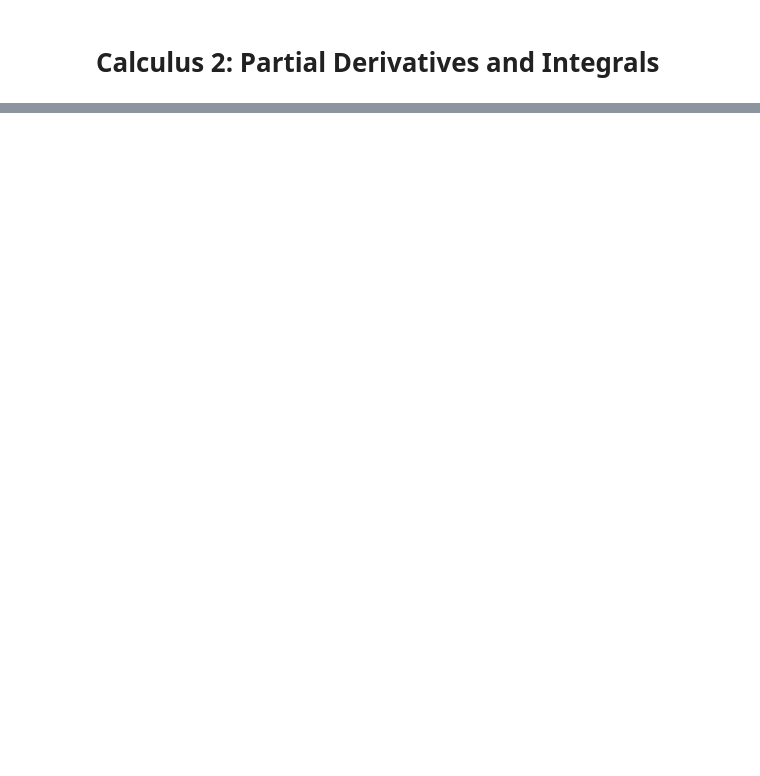
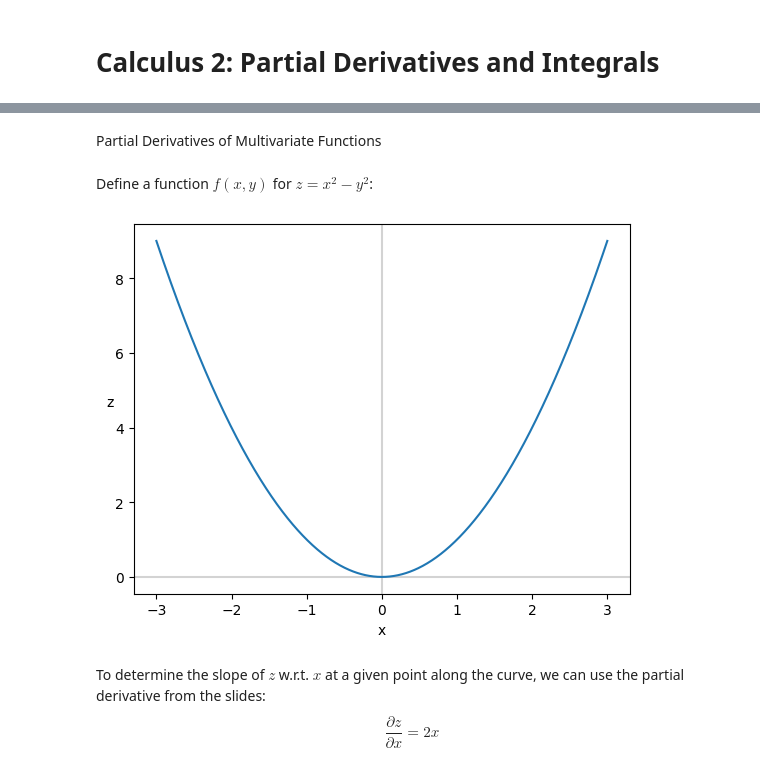
Before and after one commit to medhanies/math-ml-foundations, a Jupyter notebook: notebooks/4_calculus_ii.ipynb, the cells around one changed output, grey strips where cells are left out. Saved outputs shown, nothing was run; the diff lists cells and outputs as text; code cells hidden in the pictures; blank space fills up the shorter version.

Commit message:
partial derivatives

```diff
--- a/notebooks/4_calculus_ii.ipynb
+++ b/notebooks/4_calculus_ii.ipynb
@@ -4,0 +12,23 @@
+# %% [markdown]
+Partial Derivatives of Multivariate Functions
+# %% [markdown]
+Define a function $f(x, y)$ for $z = x^2 - y^2$:
+# %%
+def f(my_x, my_y):
+  return my_x**2 - my_y**2
+# %%
+xs = np.linspace(-3, 3, 1000)
+# %%
+zs_wrt_x = f(xs, 0)
+# %%
+fig, ax = plt.subplots()
+plt.axvline(x=0, color='lightgray')
+plt.axhline(y=0, color='lightgray')
+
+plt.xlabel('x')
+plt.ylabel('z', rotation=0)
+_ = ax.plot(xs, zs_wrt_x)
+# %% [output]
+[figure, added]
+# %% [markdown]
+To determine the slope of $z$ w.r.t. $x$ at a given point along the curve, we can use the partial derivative from the slides: $$ \frac{\partial z}{\partial x} = 2x$$
```
Also changed, not shown: parts of 33 cells of this notebook.
